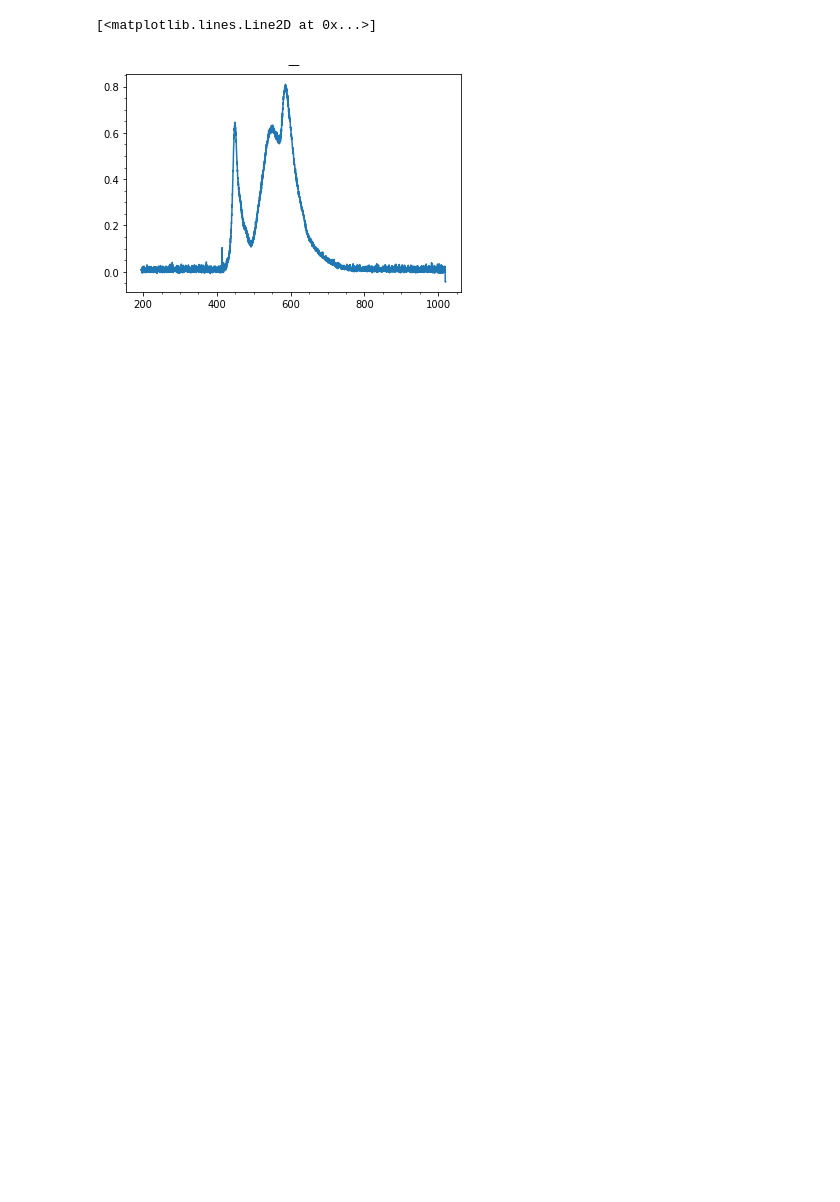
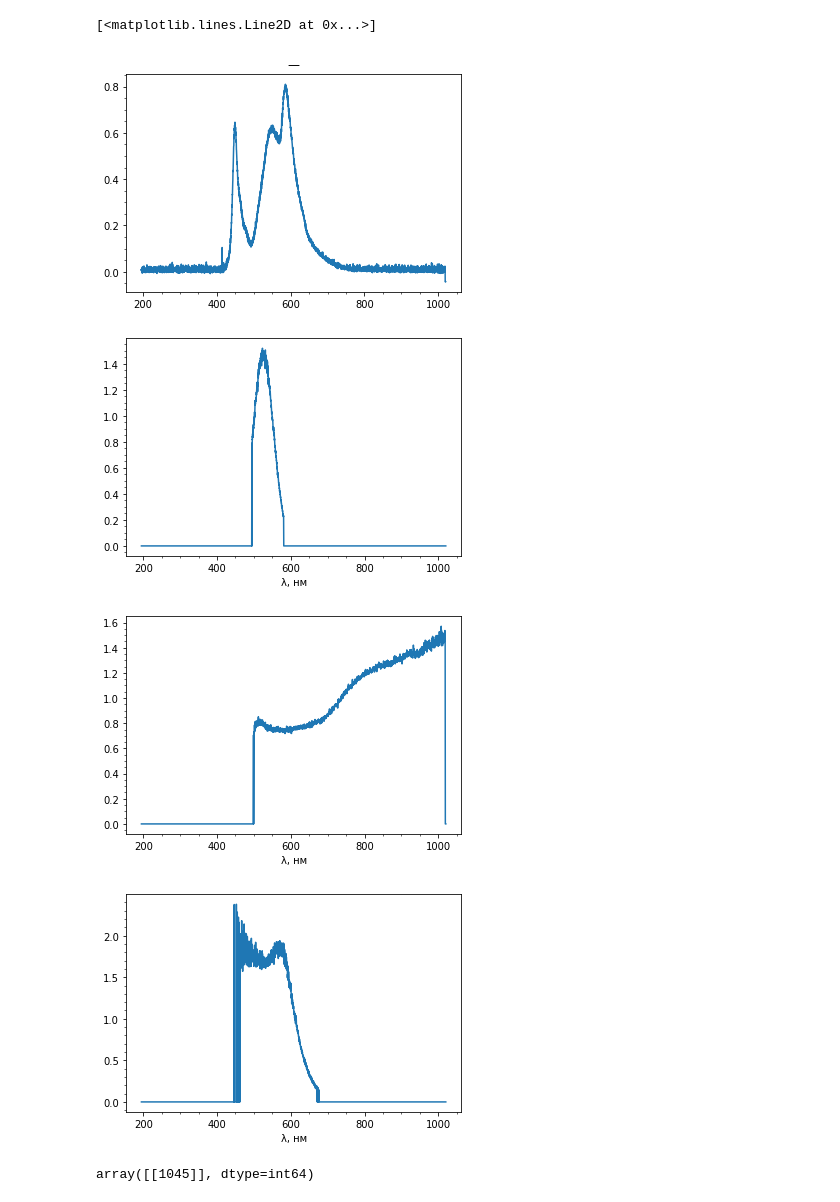
Before and after one commit to sitandr/lab, a Jupyter notebook: odzhegov/measure/plot.ipynb, the cells around one changed output. Cells and saved outputs as stored; diff of their text form; code cells hidden in the pictures; blank space fills up the shorter version.

Commit message:
More images!

```diff
--- a/odzhegov/measure/plot.ipynb
+++ b/odzhegov/measure/plot.ipynb
@@ -38,3 +40,33 @@ for f in thefiles:
 # %% [output]
 [<matplotlib.lines.Line2D at 0x...>]
 [figure]
+# %%
+f = "no-glass halogen lamp.csv"
+text = open(f).read()
+text = re.sub("\[.*\]", "", text)
+default = pd.read_csv(StringIO(text), delimiter=";", comment="#", header=None)
+
+for f in ['after_green_filter.csv', 'green glass.csv', 'Schott-glass filter halogen lamp.csv']:
+    text = open(f).read()
+    text = re.sub("\[.*\]", "", text)
+    this = pd.read_csv(StringIO(text), delimiter=";", comment="#", header=None)
+    df = this
+    df[1] = df[1].apply(lambda x: 0 if x < 0.1 else x)
+    df[1][1045] = 0
+    df[1] /= default[1]
+
+    fig, ax = plt.subplots(1, 1)
+    #ax.set_title(f[:-4])
+    ax.minorticks_on()
+    ax.plot(df[0], df[1])
+    ax.set_xlabel("λ, нм")
+    fig.savefig(f[:-4] + '_normed.jpg', dpi=100)
+    fig.show()
+# %% [output]
+[figure, added]
+[figure, added]
+[figure, added]
+# %%
+np.argwhere(np.array(df[1]) > 4)
+# %% [output]
+array([[1045]], dtype=int64)
```
Also changed, not shown: parts of 2 cells of this notebook, 18 other files.
